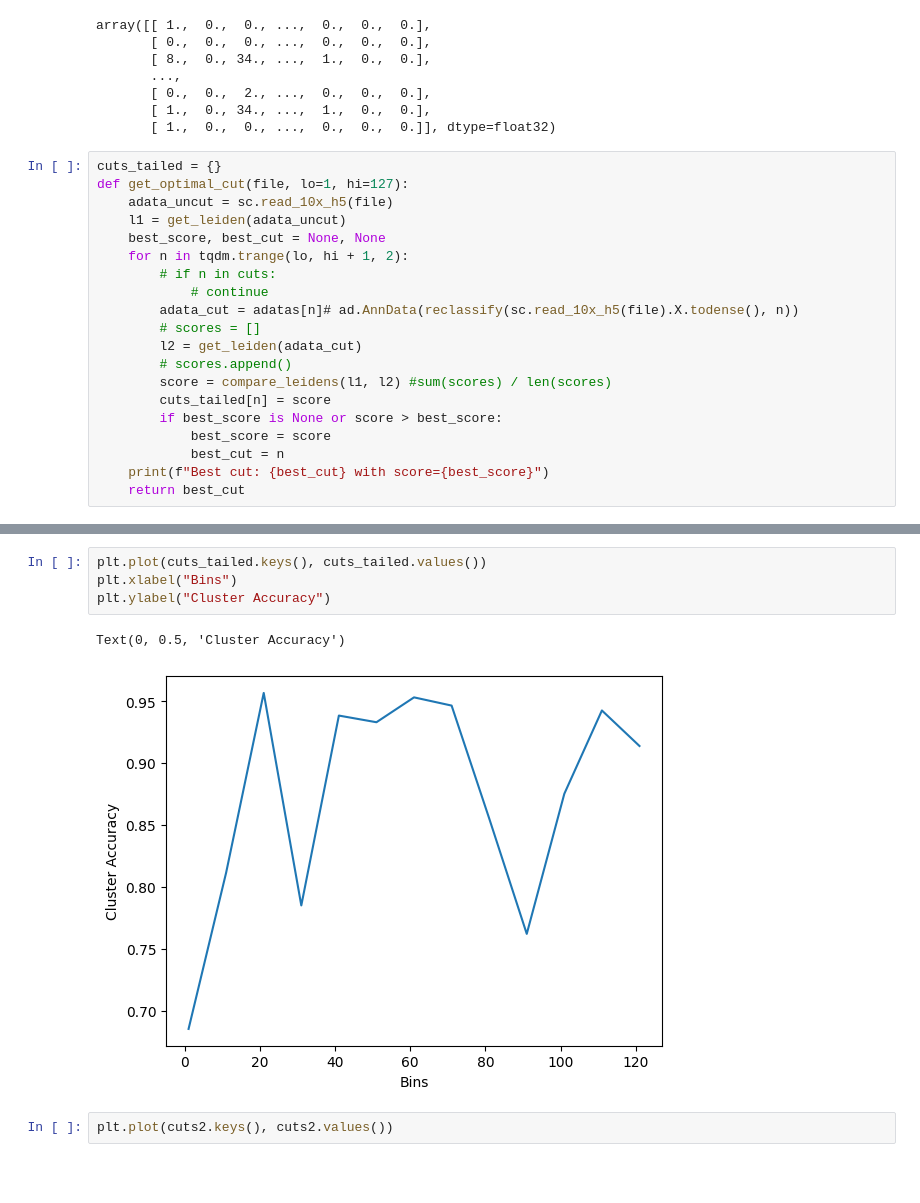
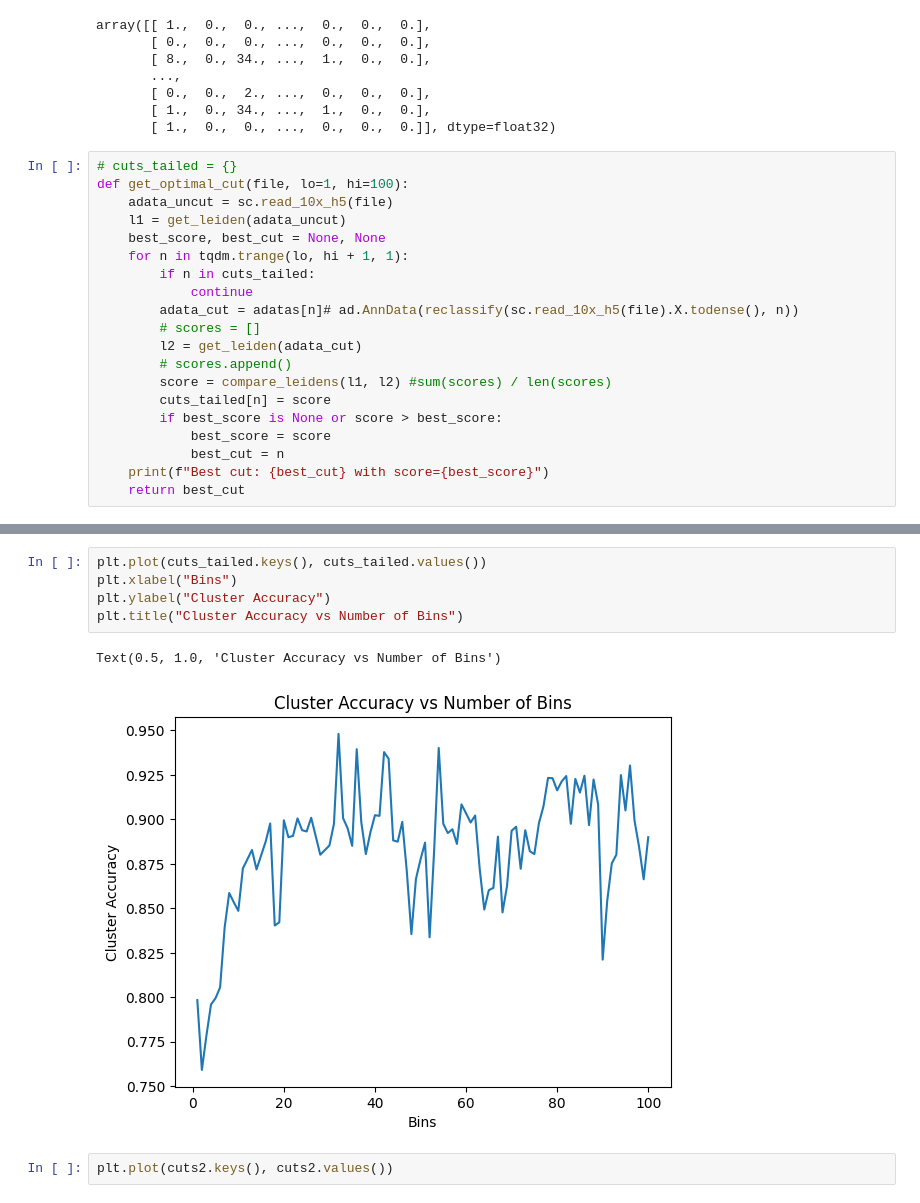
Before and after one commit to Innoviox/CoNQuiStAdoRES, a Jupyter notebook: lossifier.ipynb, the cells around one changed output, grey strips where cells are left out. Cells and saved outputs as stored; diff of their text form; blank space fills up the shorter version.

```diff
--- a/lossifier.ipynb
+++ b/lossifier.ipynb
@@ -154,14 +158,14 @@ array([[ 1.,  0.,  0., ...,  0.,  0.,  0.],
        [ 1.,  0., 34., ...,  1.,  0.,  0.],
        [ 1.,  0.,  0., ...,  0.,  0.,  0.]], dtype=float32)
 # %%
-cuts_tailed = {}
-def get_optimal_cut(file, lo=1, hi=127):
+# cuts_tailed = {}
+def get_optimal_cut(file, lo=1, hi=100):
     adata_uncut = sc.read_10x_h5(file)
     l1 = get_leiden(adata_uncut)
     best_score, best_cut = None, None
-    for n in tqdm.trange(lo, hi + 1, 2):
-        # if n in cuts:
-            # continue
+    for n in tqdm.trange(lo, hi + 1, 1):
+        if n in cuts_tailed:
+            continue
         adata_cut = adatas[n]# ad.AnnData(reclassify(sc.read_10x_h5(file).X.todense(), n))
         # scores = []
         l2 = get_leiden(adata_cut)
@@ -217,10 +185,11 @@ cuts
 # %%
 plt.plot(cuts_tailed.keys(), cuts_tailed.values())
 plt.xlabel("Bins")
 plt.ylabel("Cluster Accuracy")
+plt.title("Cluster Accuracy vs Number of Bins")
 # %% [output]
-Text(0, 0.5, 'Cluster Accuracy')
+Text(0.5, 1.0, 'Cluster Accuracy vs Number of Bins')
-[figure, old version]
+[figure, new version]
 # %%
 plt.plot(cuts2.keys(), cuts2.values())
 # %% [output]
```
Also changed, not shown: parts of 4 cells of this notebook, 4 other files.
